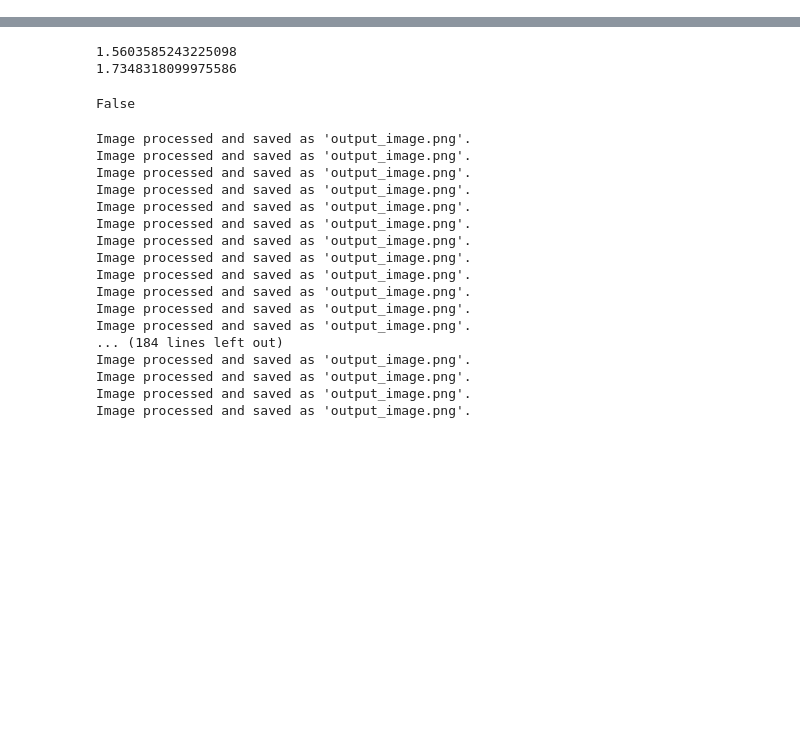
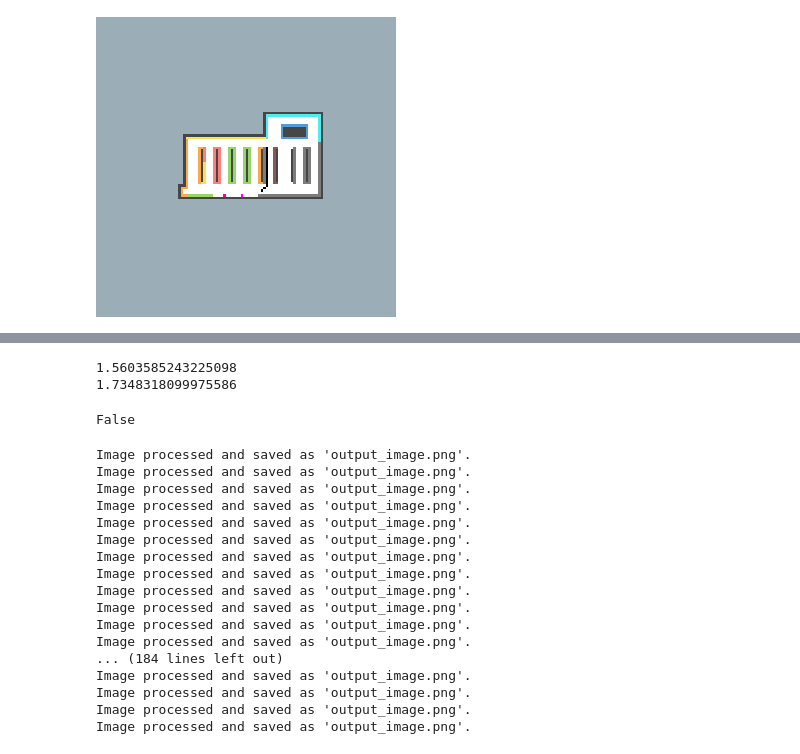
Before and after one commit to Aure20/Automatic-Cart, a Jupyter notebook: ImageToGraph/ImageToGraph.ipynb, the cells around one changed output, grey strips where cells are left out. Cells and saved outputs as stored; diff of their text form; code cells hidden in the pictures; blank space fills up the shorter version.

Commit message:
New supermarket model
Added new data preprocessing for more relevant information

```diff
--- a/ImageToGraph/ImageToGraph.ipynb
+++ b/ImageToGraph/ImageToGraph.ipynb
@@ -5,19 +5,21 @@ import networkx as nx
 from utils import *
 # %%
 dir = 'C:/Users/aurel/Downloads/HS23/CIR/Automatic-Cart/ImageToGraph/'
-imagedir = dir+'Model2.png'
+imagedir = dir+'Model3.png'
 image = np.array(Image.open(imagedir).convert('RGB')) #Remember that it reads row by row
 image = image[10:210,10:210,:] #Keep only the superkarmet plan inside the frame
 #node_image = image.reshape(-1,3) #Reshape the image shuch that the inidices are 1D
 graph = create_graph(image)
 # %%
-start = (90,66)
-end = (117,129)
+start = (92,107)
+end = (110,105)
 #Note, I am providing the index from aseprite and converting it to the numpy one
 #start = (start[1] - 10, start[0] - 10)
 #end = (end[1] - 10, end[0] - 10)
 path = nx.dijkstra_path(graph, start, end)
 draw_path(image, [path])
+# %% [output]
+[figure, added]
 # %%
 items = ["Biscuits","Eclairs","Meatballs","Rice milk","Frozen clams","Herring","Bell peppers",]
 
```
Also changed, not shown: parts of 1 cell of this notebook, 5 other files.
